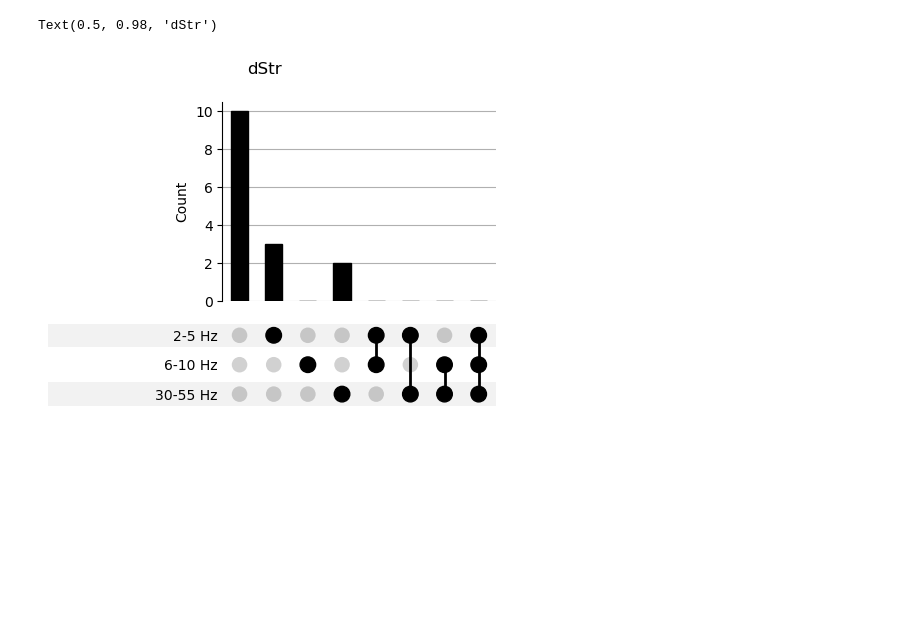
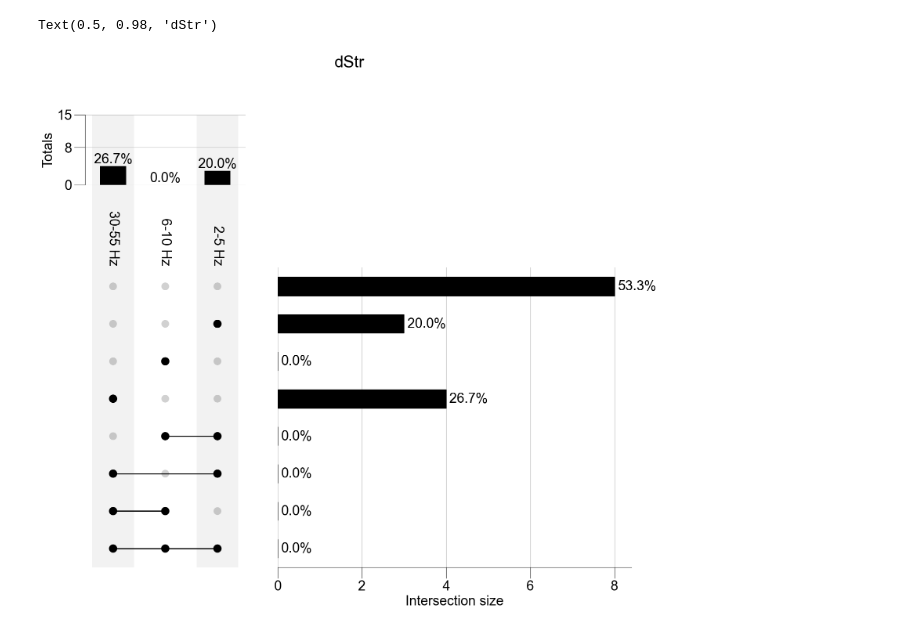
Before and after one commit to vandermeerlab/mm_phase_stim, a Jupyter notebook: code-python/PlayWithUpSet.ipynb, the cells around one changed output. Saved outputs shown, nothing was run; the diff lists cells and outputs as text; code cells hidden in the pictures; blank space fills up the shorter version.

```diff
--- a/code-python/PlayWithUpSet.ipynb
+++ b/code-python/PlayWithUpSet.ipynb
@@ -5,6 +6,15 @@ import pandas as pd
 import os
 # %%
 %matplotlib inline
+# %%
+# This is to ensure that the text in the figure exported by matplotlib is editable in Adobe Illustrator
+mpl.rcParams['pdf.fonttype'] = 42
+
+# Change the font to Helvetica
+mpl.rcParams['font.family'] = 'Arial'
+
+# Change the font size to 20
+mpl.rcParams['font.size'] = 25
 # %%
 x = up.generate_counts()
 # %%
@@ -54,9 +53,12 @@ vStr_data
 # %%
-fig = plt.figure(figsize=(30, 10))
-ax = up.plot(dStr_data, fig=fig, sum_over='Count', sort_by='input', sort_categories_by='-input')
-ax['totals'].set_visible(False)
+fig = plt.figure(figsize=(18, 15))
+ax = up.plot(dStr_data, fig=fig, sum_over='Count', sort_by='input', sort_categories_by='-input', show_percentages=True, orientation = 'vertical', element_size=None)
+ax['totals'].set_yticks([0,8,15])
+ax['totals'].set_ylabel('Totals')
 ax['intersections'].set_ylabel('Count')
+ax['totals'].tick_params('both', length=20, which='major')
+ax['intersections'].tick_params('both', length=20, which='major')
 plt.suptitle('dStr')
 # %% [output]
 Text(0.5, 0.98, 'dStr')
-[figure, old version]
+[figure, new version]
```
Also changed, not shown: parts of 5 cells of this notebook, 5 other files.
